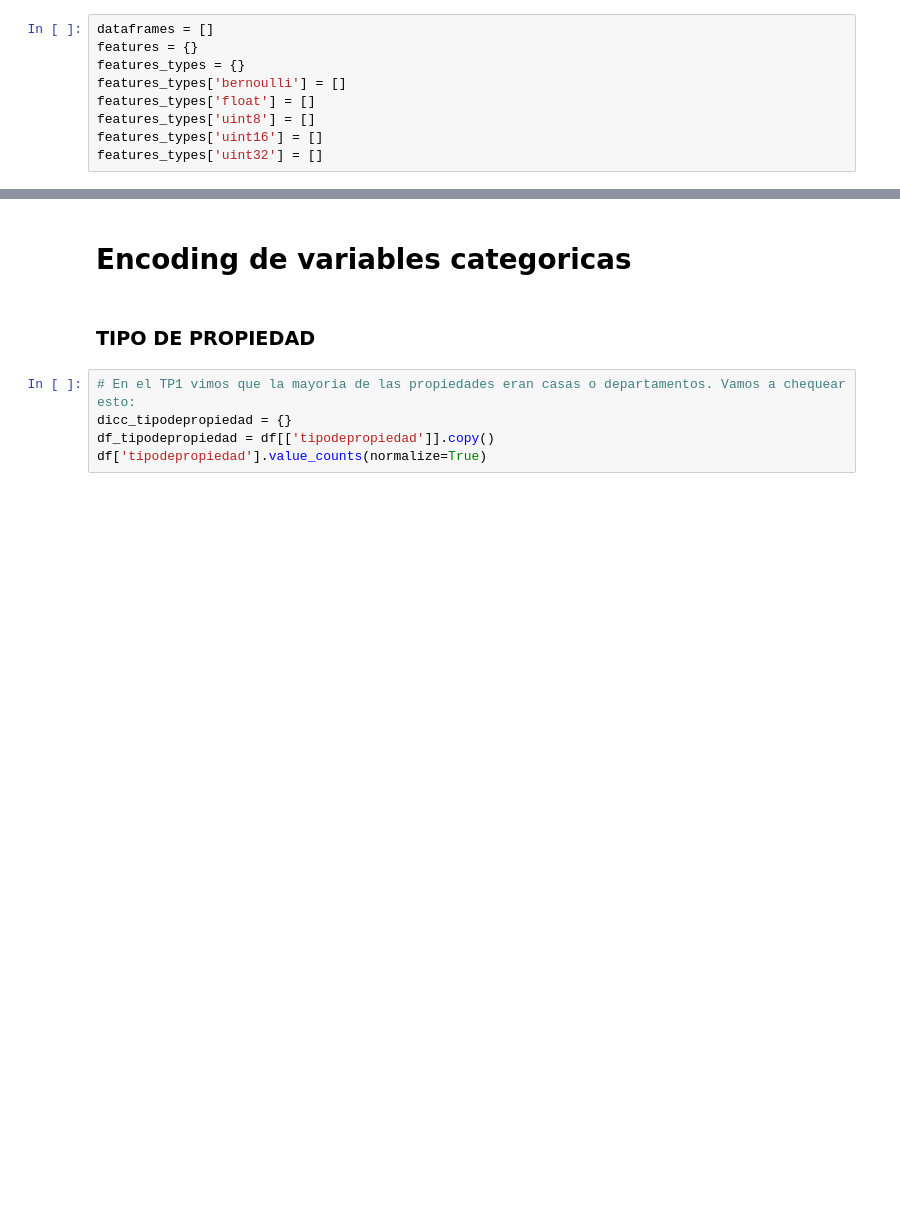
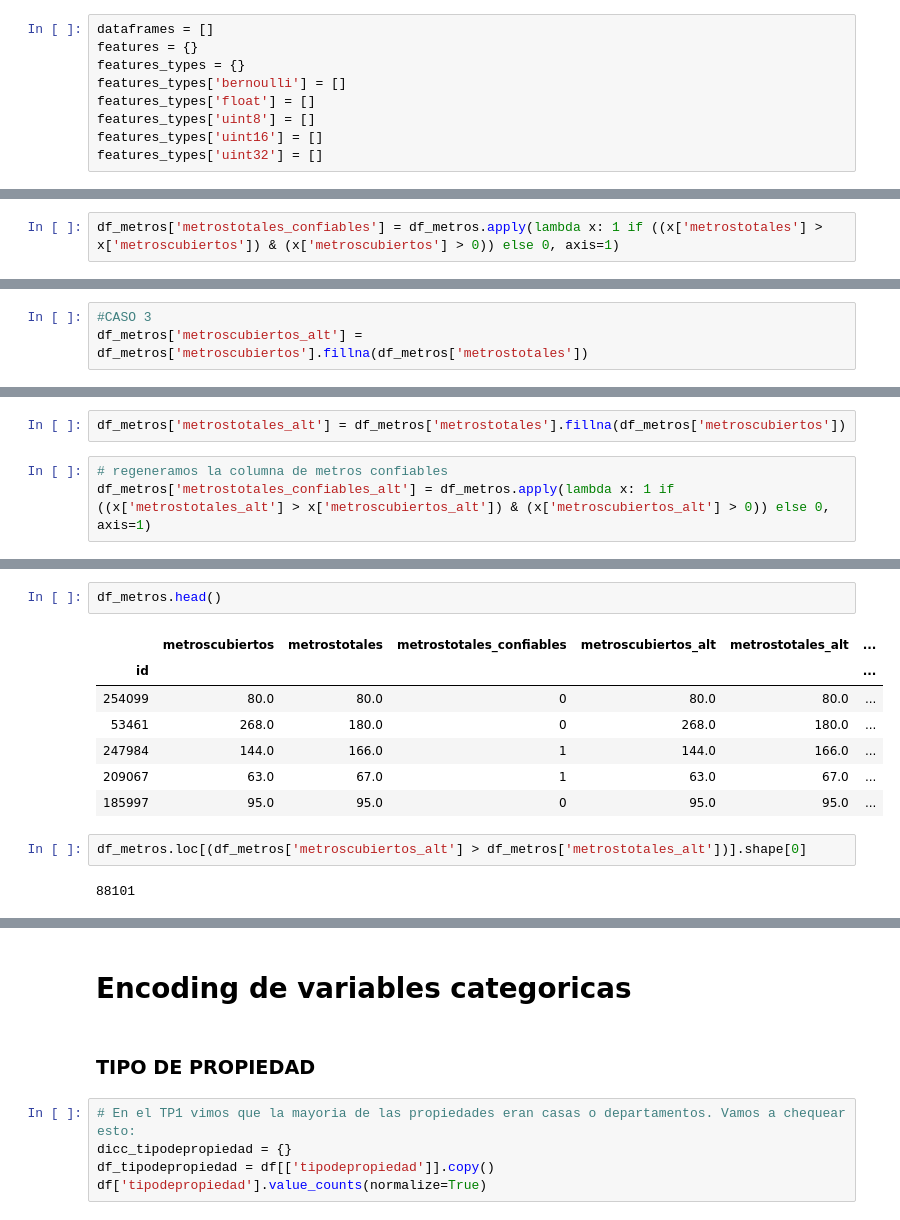
Before and after one commit to nicomatex/datos_tp2_2c2019, a Jupyter notebook: feature_generation.ipynb, the cells around one changed output, grey strips where cells are left out. Saved outputs shown, nothing was run; the diff lists cells and outputs as text; blank space fills up the shorter version.

```diff
--- a/feature_generation.ipynb
+++ b/feature_generation.ipynb
@@ -105,0 +154,2 @@ features_types['uint32'] = []
+# %%
+df_metros['metrostotales_confiables'] = df_metros.apply(lambda x: 1 if ((x['metrostotales'] > x['metroscubiertos']) & (x['metroscubiertos'] > 0)) else 0, axis=1)
@@ -105,0 +179,3 @@ features_types['uint32'] = []
+# %%
+#CASO 3
+df_metros['metroscubiertos_alt'] = df_metros['metroscubiertos'].fillna(df_metros['metrostotales'])
@@ -105,0 +188,5 @@ features_types['uint32'] = []
+# %%
+df_metros['metrostotales_alt'] = df_metros['metrostotales'].fillna(df_metros['metroscubiertos'])
+# %%
+# regeneramos la columna de metros confiables
+df_metros['metrostotales_confiables_alt'] = df_metros.apply(lambda x: 1 if ((x['metrostotales_alt'] > x['metroscubiertos_alt']) & (x['metroscubiertos_alt'] > 0)) else 0, axis=1)
@@ -105,0 +208,14 @@ features_types['uint32'] = []
+# %%
+df_metros.head()
+# %% [output]
+|  | metroscubiertos | metrostotales | metrostotales_confiables | metroscubiertos_alt | metrostotales_alt | ... |
+| id |  |  |  |  |  | ... |
+| 254099 | 80.0 | 80.0 | 0 | 80.0 | 80.0 | ... |
+| 53461 | 268.0 | 180.0 | 0 | 268.0 | 180.0 | ... |
+| 247984 | 144.0 | 166.0 | 1 | 144.0 | 166.0 | ... |
+| 209067 | 63.0 | 67.0 | 1 | 63.0 | 67.0 | ... |
+| 185997 | 95.0 | 95.0 | 0 | 95.0 | 95.0 | ... |
+# %%
+df_metros.loc[(df_metros['metroscubiertos_alt'] > df_metros['metrostotales_alt'])].shape[0]
+# %% [output]
+88101
```
Also changed, not shown: parts of 70 cells of this notebook, 4 other files.
